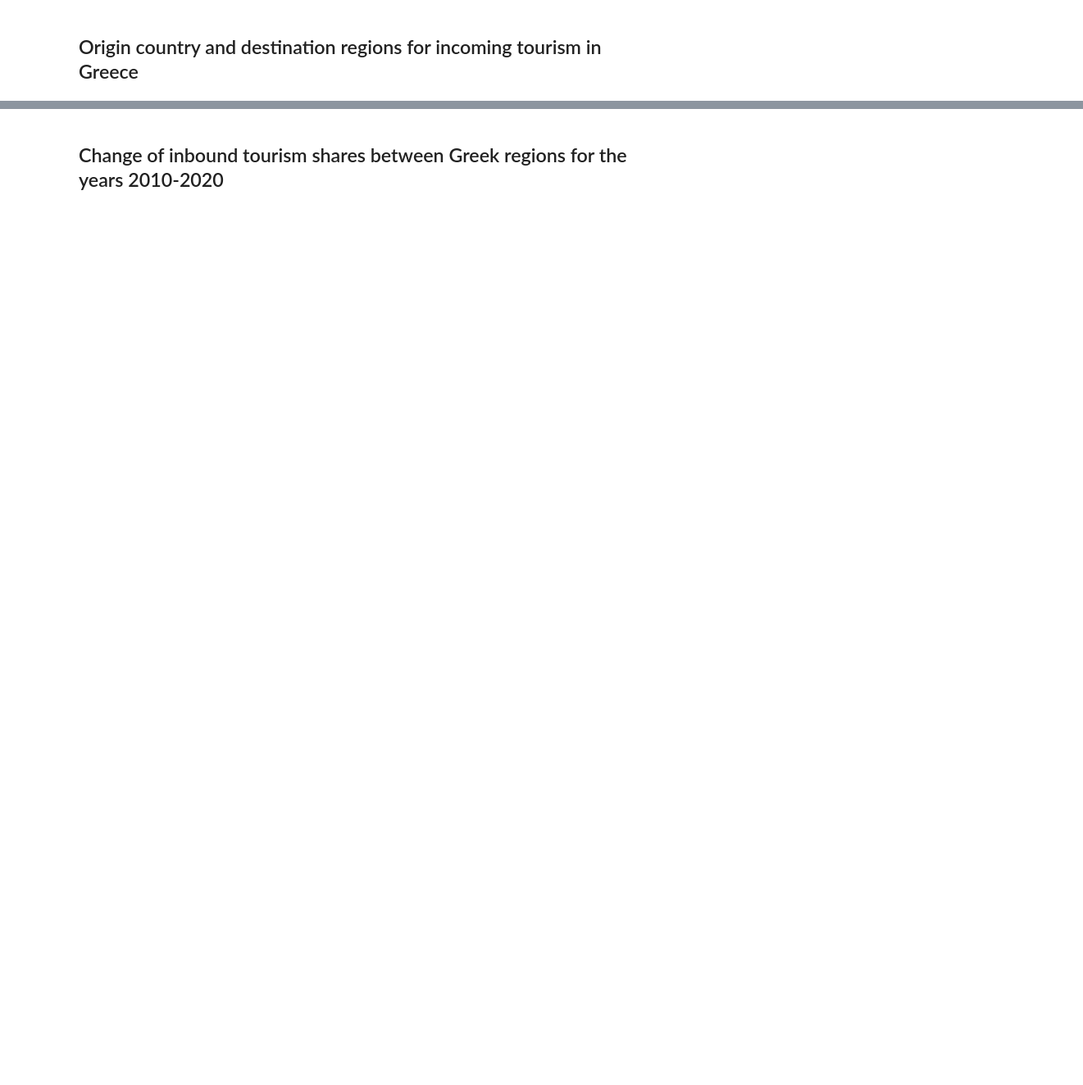
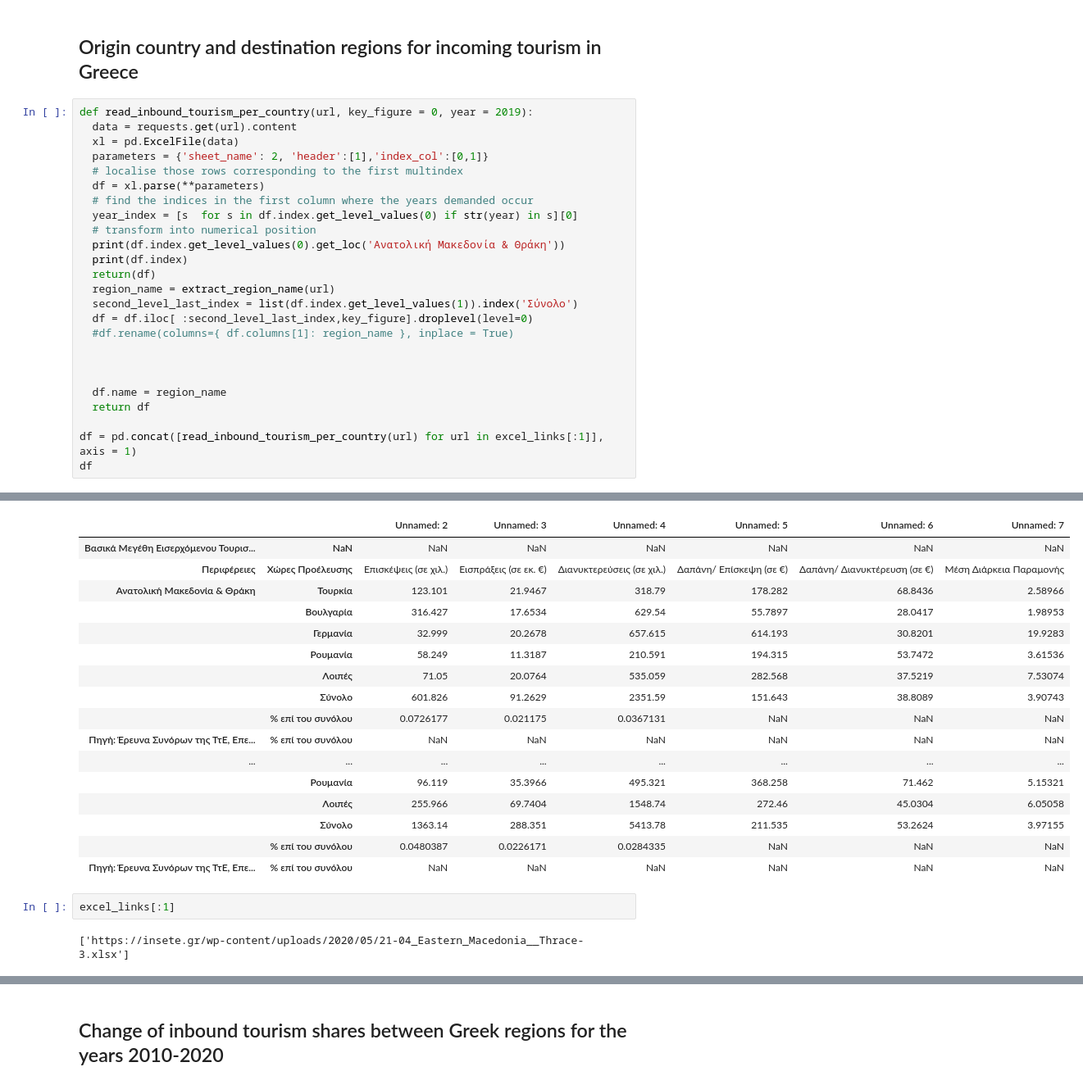
Before and after one commit to rgmartin/greece_tourism_project, a Jupyter notebook: greece_tourism_analysis.ipynb, the cells around one changed output, grey strips where cells are left out. Shown: that part at 82% size. Saved outputs shown, nothing was run; the diff lists cells and outputs as text; blank space fills up the shorter version.

```diff
--- a/greece_tourism_analysis.ipynb
+++ b/greece_tourism_analysis.ipynb
@@ -43,3 +43,29 @@ def extract_region_name(url):
   return ''.join(x for x in file if x.isalpha())
 # %% [markdown]
 ## Origin country and destination regions for incoming tourism in Greece
+# %%
+def read_inbound_tourism_per_country(url, key_figure = 0, year = 2019):
+  data = requests.get(url).content
+  xl = pd.ExcelFile(data)
+  parameters = {'sheet_name': 2, 'header':[1],'index_col':[0,1]}
+  # localise those rows corresponding to the first multindex
+  df = xl.parse(**parameters)
+  # find the indices in the first column where the years demanded occur
+  year_index = [s  for s in df.index.get_level_values(0) if str(year) in s][0]
+  # transform into numerical position
+  print(df.index.get_level_values(0).get_loc('Ανατολική Μακεδονία & Θράκη'))
+  print(df.index)
+  return(df)
+  region_name = extract_region_name(url)
+  second_level_last_index = list(df.index.get_level_values(1)).index('Σύνολο')
+  df = df.iloc[ :second_level_last_index,key_figure].droplevel(level=0)
+  #df.rename(columns={ df.columns[1]: region_name }, inplace = True)
+
+
+
+  df.name = region_name
+  return df
+
+df = pd.concat([read_inbound_tourism_per_country(url) for url in excel_links[:1]], axis = 1)
+df
+# %% [output]
@@ -46 +89,22 @@ def extract_region_name(url):
+|  |  | Unnamed: 2 | Unnamed: 3 | Unnamed: 4 | Unnamed: 5 | Unnamed: 6 | Unnamed: 7 |
+| Βασικά Μεγέθη Εισερχόμενου Τουρισ... | NaN | NaN | NaN | NaN | NaN | NaN | NaN |
+| Περιφέρειες | Χώρες Προέλευσης | Επισκέψεις (σε χιλ.) | Εισπράξεις (σε εκ. €) | Διανυκτερεύσεις (σε χιλ.) | Δαπάνη/ Επίσκεψη (σε €) | Δαπάνη/ Διανυκτέρευση (σε €) | Μέση Διάρκεια Παραμονής |
+| Ανατολική Μακεδονία & Θράκη | Τουρκία | 123.101 | 21.9467 | 318.79 | 178.282 | 68.8436 | 2.58966 |
+|  | Βουλγαρία | 316.427 | 17.6534 | 629.54 | 55.7897 | 28.0417 | 1.98953 |
+|  | Γερμανία | 32.999 | 20.2678 | 657.615 | 614.193 | 30.8201 | 19.9283 |
+|  | Ρουμανία | 58.249 | 11.3187 | 210.591 | 194.315 | 53.7472 | 3.61536 |
+|  | Λοιπές | 71.05 | 20.0764 | 535.059 | 282.568 | 37.5219 | 7.53074 |
+|  | Σύνολο | 601.826 | 91.2629 | 2351.59 | 151.643 | 38.8089 | 3.90743 |
+|  | % επί του συνόλου | 0.0726177 | 0.021175 | 0.0367131 | NaN | NaN | NaN |
+| Πηγή: Έρευνα Συνόρων της ΤτΕ, Επε... | % επί του συνόλου | NaN | NaN | NaN | NaN | NaN | NaN |
+| ... | ... | ... | ... | ... | ... | ... | ... |
+|  | Ρουμανία | 96.119 | 35.3966 | 495.321 | 368.258 | 71.462 | 5.15321 |
+|  | Λοιπές | 255.966 | 69.7404 | 1548.74 | 272.46 | 45.0304 | 6.05058 |
+|  | Σύνολο | 1363.14 | 288.351 | 5413.78 | 211.535 | 53.2624 | 3.97155 |
+|  | % επί του συνόλου | 0.0480387 | 0.0226171 | 0.0284335 | NaN | NaN | NaN |
+| Πηγή: Έρευνα Συνόρων της ΤτΕ, Επε... | % επί του συνόλου | NaN | NaN | NaN | NaN | NaN | NaN |
+# %%
+excel_links[:1]
+# %% [output]
+['https://insete.gr/wp-content/uploads/2020/05/21-04_Eastern_Macedonia__Thrace-3.xlsx']
 # %%
```
Also changed, not shown: parts of 5 cells of this notebook.
